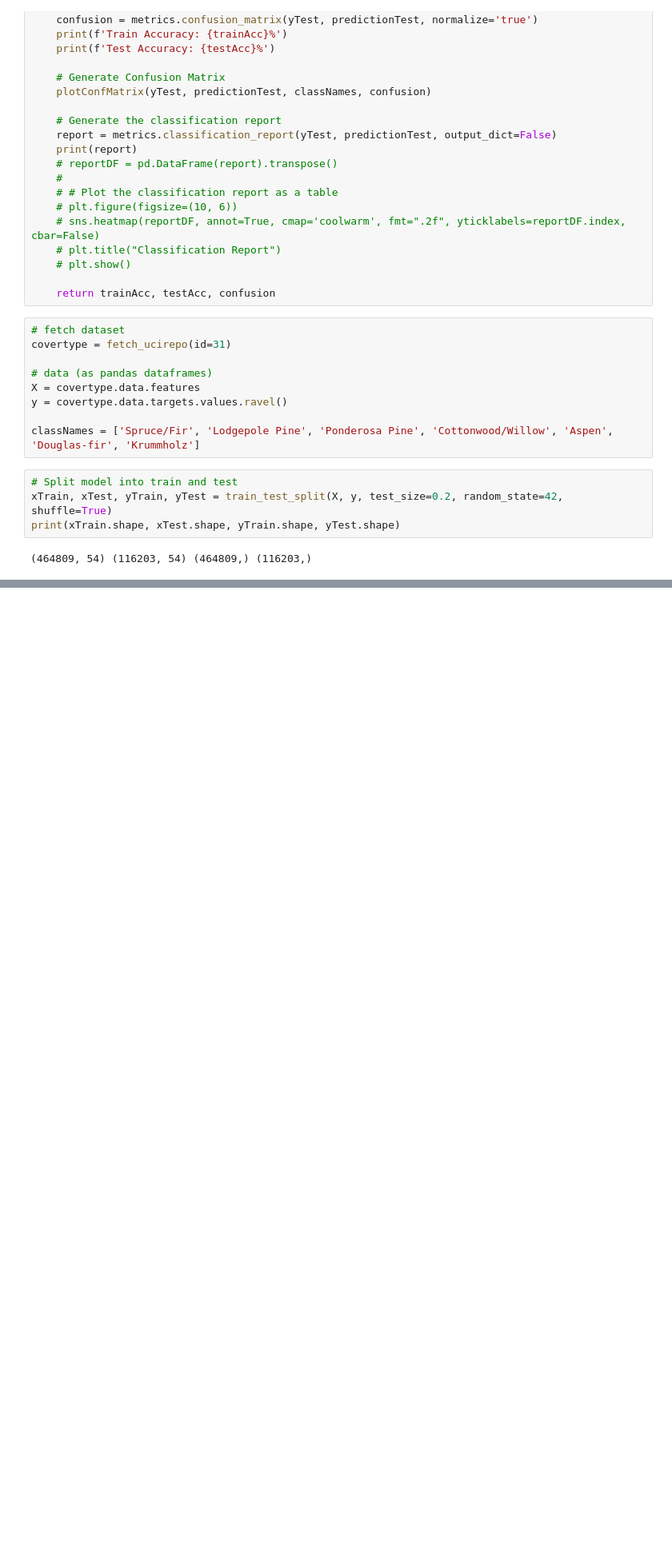
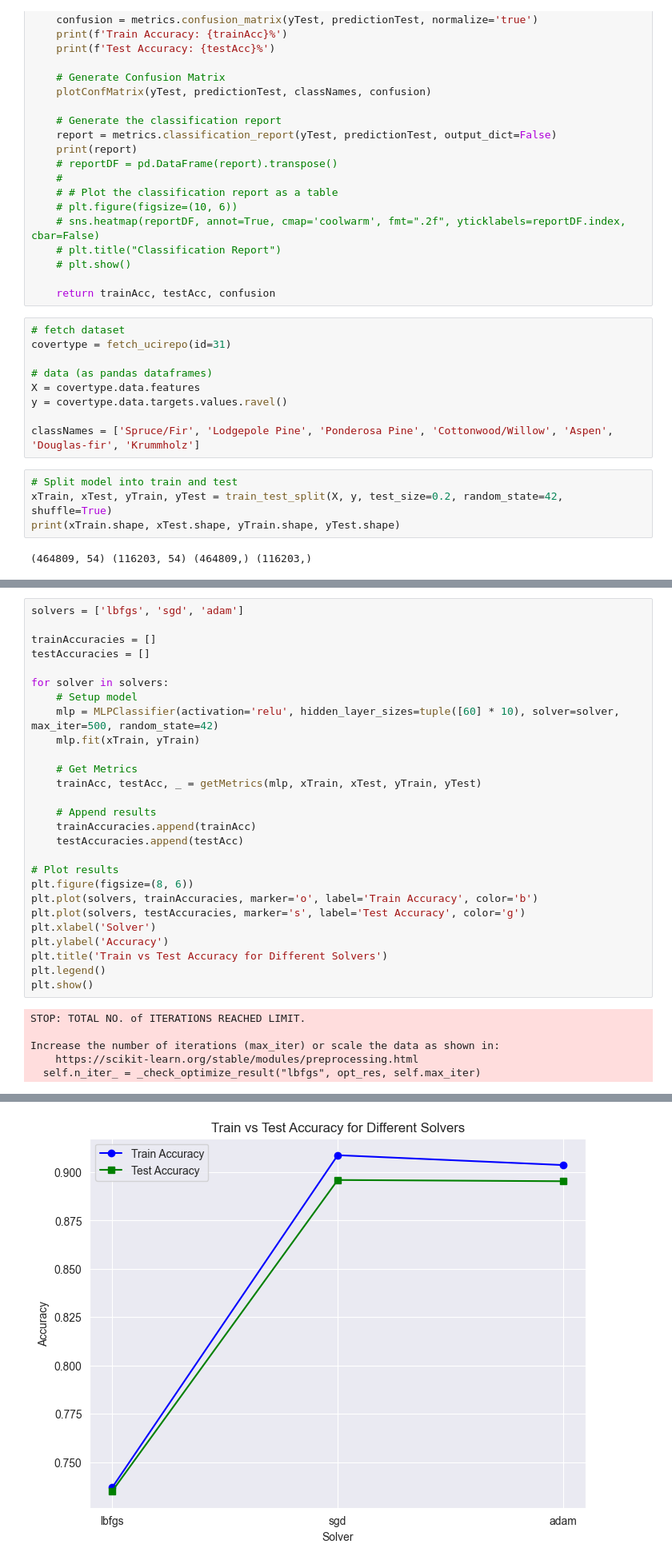
Before and after one commit to tkjonesy/CoverType-MLP, a Jupyter notebook: MLP.ipynb, the cells around one changed output, grey strips where cells are left out. Shown: that part at 80% size. Saved outputs shown, nothing was run; the diff lists cells and outputs as text; blank space fills up the shorter version.

```diff
--- a/MLP.ipynb
+++ b/MLP.ipynb
@@ -99,0 +219,33 @@ weighted avg       0.77      0.76      0.75    116203
+# %%
+solvers = ['lbfgs', 'sgd', 'adam']
+
+trainAccuracies = []
+testAccuracies = []
+
+for solver in solvers:
+    # Setup model
+    mlp = MLPClassifier(activation='relu', hidden_layer_sizes=tuple([60] * 10), solver=solver, max_iter=500, random_state=42)
+    mlp.fit(xTrain, yTrain)
+
+    # Get Metrics
+    trainAcc, testAcc, _ = getMetrics(mlp, xTrain, xTest, yTrain, yTest)
+
+    # Append results
+    trainAccuracies.append(trainAcc)
+    testAccuracies.append(testAcc)
+
+# Plot results
+plt.figure(figsize=(8, 6))
+plt.plot(solvers, trainAccuracies, marker='o', label='Train Accuracy', color='b')
+plt.plot(solvers, testAccuracies, marker='s', label='Test Accuracy', color='g')
+plt.xlabel('Solver')
+plt.ylabel('Accuracy')
+plt.title('Train vs Test Accuracy for Different Solvers')
+plt.legend()
+plt.show()
+# %% [output]
+STOP: TOTAL NO. of ITERATIONS REACHED LIMIT.
+
+Increase the number of iterations (max_iter) or scale the data as shown in:
+    https://scikit-learn.org/stable/modules/preprocessing.html
+  self.n_iter_ = _check_optimize_result("lbfgs", opt_res, self.max_iter)
@@ -99,0 +269 @@ weighted avg       0.77      0.76      0.75    116203
+[figure, added]
```
Also changed, not shown: parts of 18 cells of this notebook, 14 other files.
